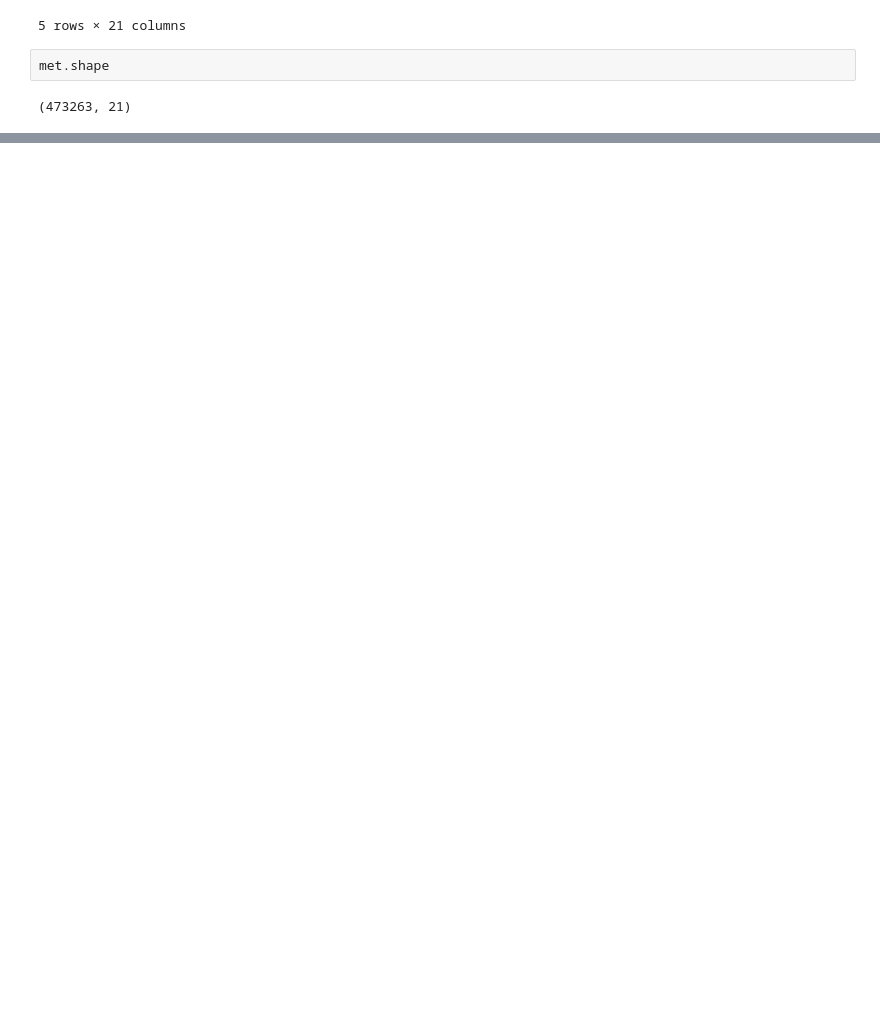
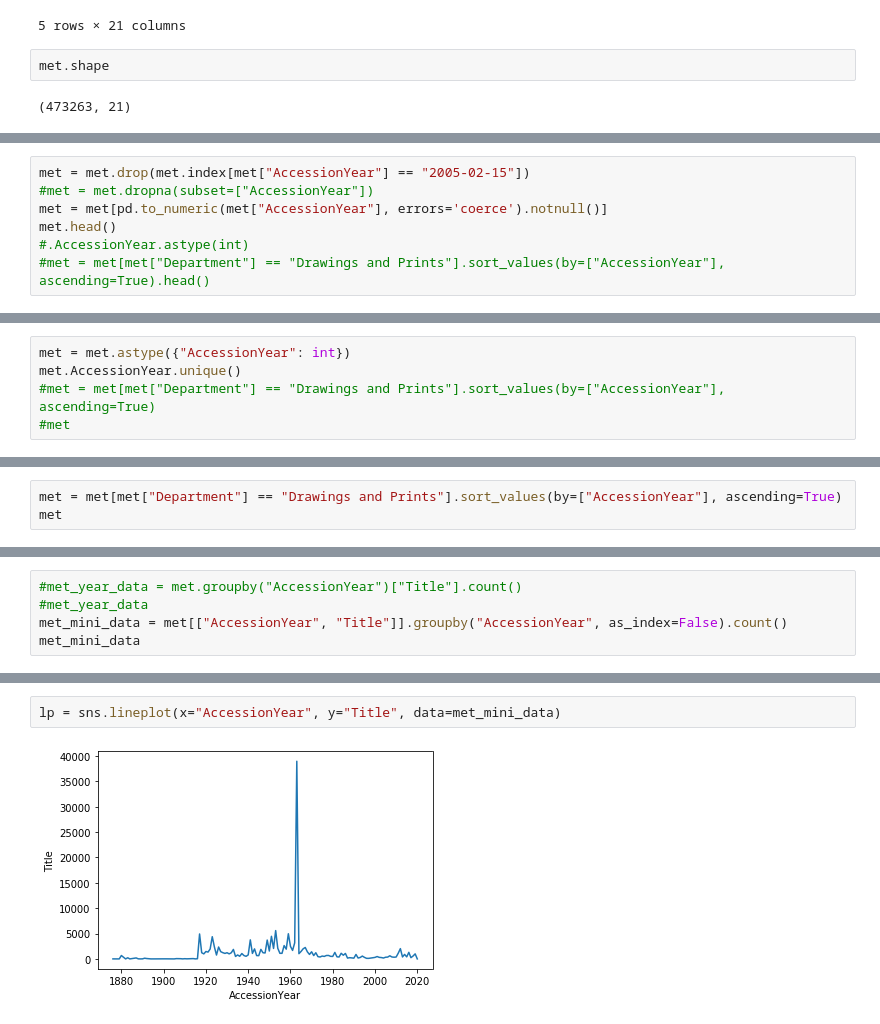
Before and after one commit to Aubrey-Li/METDataAnalysis, a Jupyter notebook: MET.ipynb, the cells around one changed output, grey strips where cells are left out. Saved outputs shown, nothing was run; the diff lists cells and outputs as text; blank space fills up the shorter version.

```diff
--- a/MET.ipynb
+++ b/MET.ipynb
@@ -182,0 +237,7 @@ met.shape
+# %%
+met = met.drop(met.index[met["AccessionYear"] == "2005-02-15"])
+#met = met.dropna(subset=["AccessionYear"])
+met = met[pd.to_numeric(met["AccessionYear"], errors='coerce').notnull()]
+met.head()
+#.AccessionYear.astype(int)
+#met = met[met["Department"] == "Drawings and Prints"].sort_values(by=["AccessionYear"], ascending=True).head()
@@ -182,0 +252,5 @@ met.shape
+# %%
+met = met.astype({"AccessionYear": int})
+met.AccessionYear.unique()
+#met = met[met["Department"] == "Drawings and Prints"].sort_values(by=["AccessionYear"], ascending=True)
+#met
@@ -182,0 +272,3 @@ met.shape
+# %%
+met = met[met["Department"] == "Drawings and Prints"].sort_values(by=["AccessionYear"], ascending=True)
+met
@@ -182,0 +289,5 @@ met.shape
+# %%
+#met_year_data = met.groupby("AccessionYear")["Title"].count()
+#met_year_data
+met_mini_data = met[["AccessionYear", "Title"]].groupby("AccessionYear", as_index=False).count()
+met_mini_data
@@ -182,0 +308,4 @@ met.shape
+# %%
+lp = sns.lineplot(x="AccessionYear", y="Title", data=met_mini_data)
+# %% [output]
+[figure, added]
```
Also changed, not shown: parts of 10 cells of this notebook.
